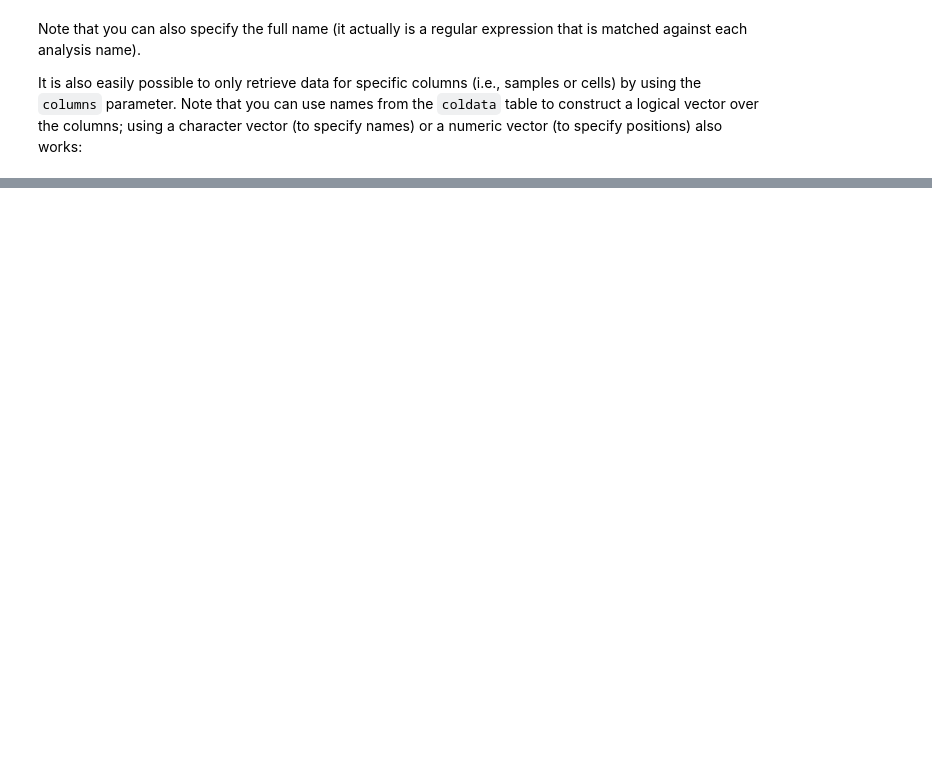
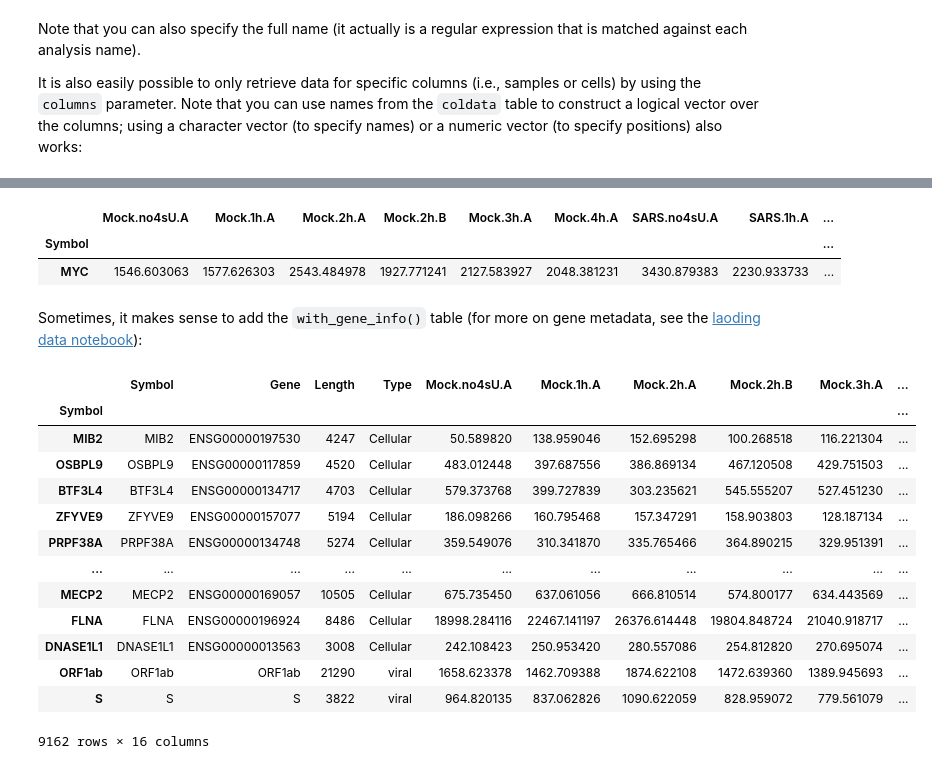
Before and after one commit to maus2310/GrandPy, a Jupyter notebook: docs/notebooks/notebook_04_working_with_data_matrices_and_analysis_results.ipynb, the cells around one changed output, grey strips where cells are left out. Drawn from its saved outputs; the diff is of its cells as text; code cells hidden in the pictures; blank space fills up the shorter version.

```diff
--- a/docs/notebooks/notebook_04_working_with_data_matrices_and_analysis_results.ipynb
+++ b/docs/notebooks/notebook_04_working_with_data_matrices_and_analysis_results.ipynb
@@ -190,0 +284,26 @@ It is also easily possible to only retrieve data for specific columns (i.e., sam
+# %%
+sars.get_table(genes = "MYC")
+# %% [output]
+|  | Mock.no4sU.A | Mock.1h.A | Mock.2h.A | Mock.2h.B | Mock.3h.A | Mock.4h.A | SARS.no4sU.A | SARS.1h.A | ... |
+| Symbol |  |  |  |  |  |  |  |  | ... |
+| MYC | 1546.603063 | 1577.626303 | 2543.484978 | 1927.771241 | 2127.583927 | 2048.381231 | 3430.879383 | 2230.933733 | ... |
+# %% [markdown]
+Sometimes, it makes sense to add the `with_gene_info()` table (for more on gene metadata, see the [laoding data notebook](notebook_03_loading_data_and_working_with_grandPy_objects.ipynb)):
+# %%
+df = sars.get_table(mode_slot = "norm", with_gene_info = True)
+df
+# %% [output]
+|  | Symbol | Gene | Length | Type | Mock.no4sU.A | Mock.1h.A | Mock.2h.A | Mock.2h.B | Mock.3h.A | ... |
+| Symbol |  |  |  |  |  |  |  |  |  | ... |
+| MIB2 | MIB2 | ENSG00000197530 | 4247 | Cellular | 50.589820 | 138.959046 | 152.695298 | 100.268518 | 116.221304 | ... |
+| OSBPL9 | OSBPL9 | ENSG00000117859 | 4520 | Cellular | 483.012448 | 397.687556 | 386.869134 | 467.120508 | 429.751503 | ... |
+| BTF3L4 | BTF3L4 | ENSG00000134717 | 4703 | Cellular | 579.373768 | 399.727839 | 303.235621 | 545.555207 | 527.451230 | ... |
+| ZFYVE9 | ZFYVE9 | ENSG00000157077 | 5194 | Cellular | 186.098266 | 160.795468 | 157.347291 | 158.903803 | 128.187134 | ... |
+| PRPF38A | PRPF38A | ENSG00000134748 | 5274 | Cellular | 359.549076 | 310.341870 | 335.765466 | 364.890215 | 329.951391 | ... |
+| ... | ... | ... | ... | ... | ... | ... | ... | ... | ... | ... |
+| MECP2 | MECP2 | ENSG00000169057 | 10505 | Cellular | 675.735450 | 637.061056 | 666.810514 | 574.800177 | 634.443569 | ... |
+| FLNA | FLNA | ENSG00000196924 | 8486 | Cellular | 18998.284116 | 22467.141197 | 26376.614448 | 19804.848724 | 21040.918717 | ... |
+| DNASE1L1 | DNASE1L1 | ENSG00000013563 | 3008 | Cellular | 242.108423 | 250.953420 | 280.557086 | 254.812820 | 270.695074 | ... |
+| ORF1ab | ORF1ab | ORF1ab | 21290 | viral | 1658.623378 | 1462.709388 | 1874.622108 | 1472.639360 | 1389.945693 | ... |
+| S | S | S | 3822 | viral | 964.820135 | 837.062826 | 1090.622059 | 828.959072 | 779.561079 | ... |
+9162 rows × 16 columns
```
Also changed, not shown: parts of 52 cells of this notebook, 1 other file.
